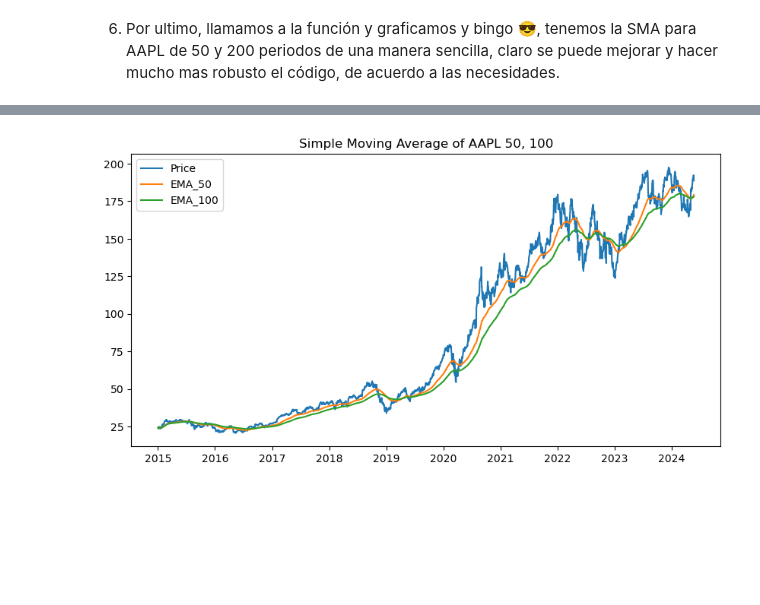
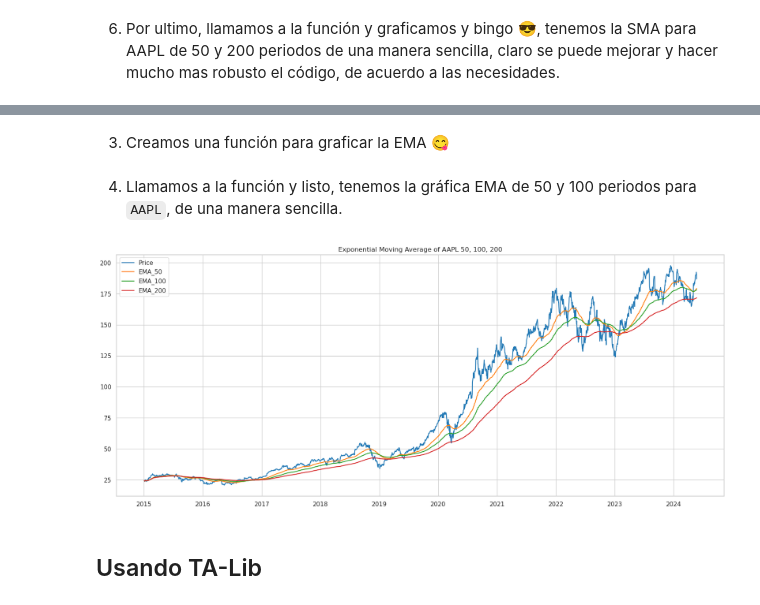
Before and after one commit to antonio-xrp/Data-science-for-finance-ES-EN, a Jupyter notebook: notebooks/analisis-tecnico/0.1-ema-sma.ipynb, the cells around one changed output, grey strips where cells are left out. Saved outputs shown, nothing was run; the diff lists cells and outputs as text; code cells hidden in the pictures; blank space fills up the shorter version.

```diff
--- a/notebooks/analisis-tecnico/0.1-ema-sma.ipynb
+++ b/notebooks/analisis-tecnico/0.1-ema-sma.ipynb
@@ -125,0 +167,3 @@ def EMA(df, *windows):
+# %%
+exponencial = EMA(data,50,100,200)
+exponencial.head()
@@ -126,19 +178,24 @@ def EMA(df, *windows):
+# %% [markdown]
+3. Creamos una función para graficar la EMA 😋
 # %%
 def plot_data_EMA(df):
-    plt.figure(figsize=(10,5))
     sma_periods = ', '.join([column.split('_')[-1] for column in df.columns if 'EMA' in column])
     plt.plot(df['Adj Close'], label='Price')
 
 
-    plt.title(f'Simple Moving Average of {ticker} {sma_periods}')
+    plt.title(f'Exponential Moving Average of {ticker} {sma_periods}')
 
-    sma_columns = [col for col in df.columns if 'EMA' in col]
+    ema_columns = [col for col in df.columns if 'EMA' in col]
 
-    for column in sma_columns:
+    for column in ema_columns:
         plt.plot(df[column], label=column)
     plt.legend()
     plt.show()
-# %%
-exponencial = plot_data_EMA(EMA(data,50,100))
-# %% [output]
-[figure, removed]
+# %% [markdown]
+4. Llamamos a la función y listo, tenemos la gráfica EMA de 50 y 100 periodos para `AAPL`, de una manera sencilla.
+# %%
+plot_data_EMA(exponencial)
+# %% [output]
+[figure, added]
+# %% [markdown]
+## Usando TA-Lib
```
Also changed, not shown: parts of 15 cells of this notebook.
